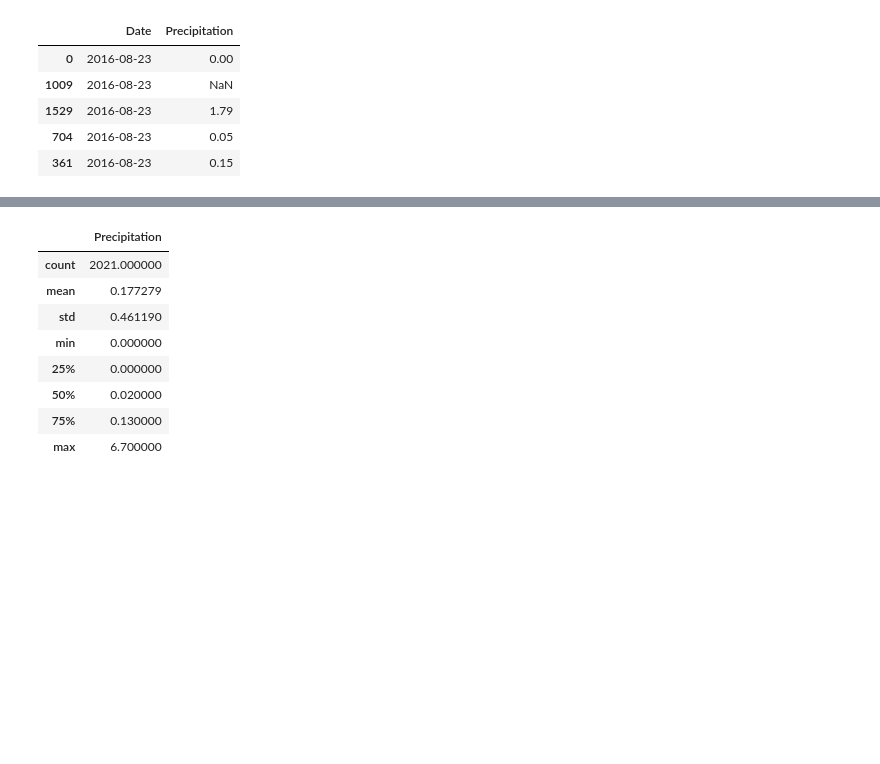
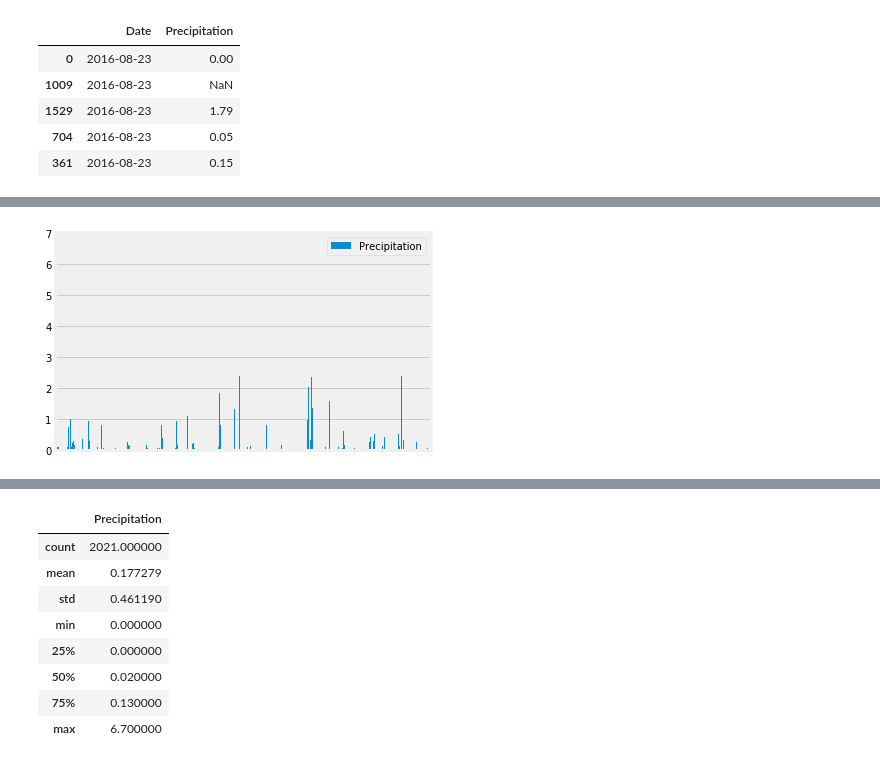
Before and after one commit to shaunclarke2333/Data-Storage-and-Retrieval, a Jupyter notebook: climate_starter.ipynb, the cells around one changed output, grey strips where cells are left out. Cells and saved outputs as stored; diff of their text form; code cells hidden in the pictures; blank space fills up the shorter version.

```diff
--- a/climate_starter.ipynb
+++ b/climate_starter.ipynb
@@ -133,0 +132,7 @@ plt.show()
+# %%
+sort_precip_score_df.plot(kind='bar', grid=True)
+ax1 = plt.axes()
+x_axis = ax1.axes.get_xaxis()
+x_axis.set_visible(False)
+plt.show()
+# %% [output]
@@ -134,3 +141,4 @@ plt.show()
+[figure, added]
 # %% [markdown]
 ![precipitation](Images/precipitation.png)
 # %%
```
Also changed, not shown: parts of 5 cells of this notebook, 2 other files.
